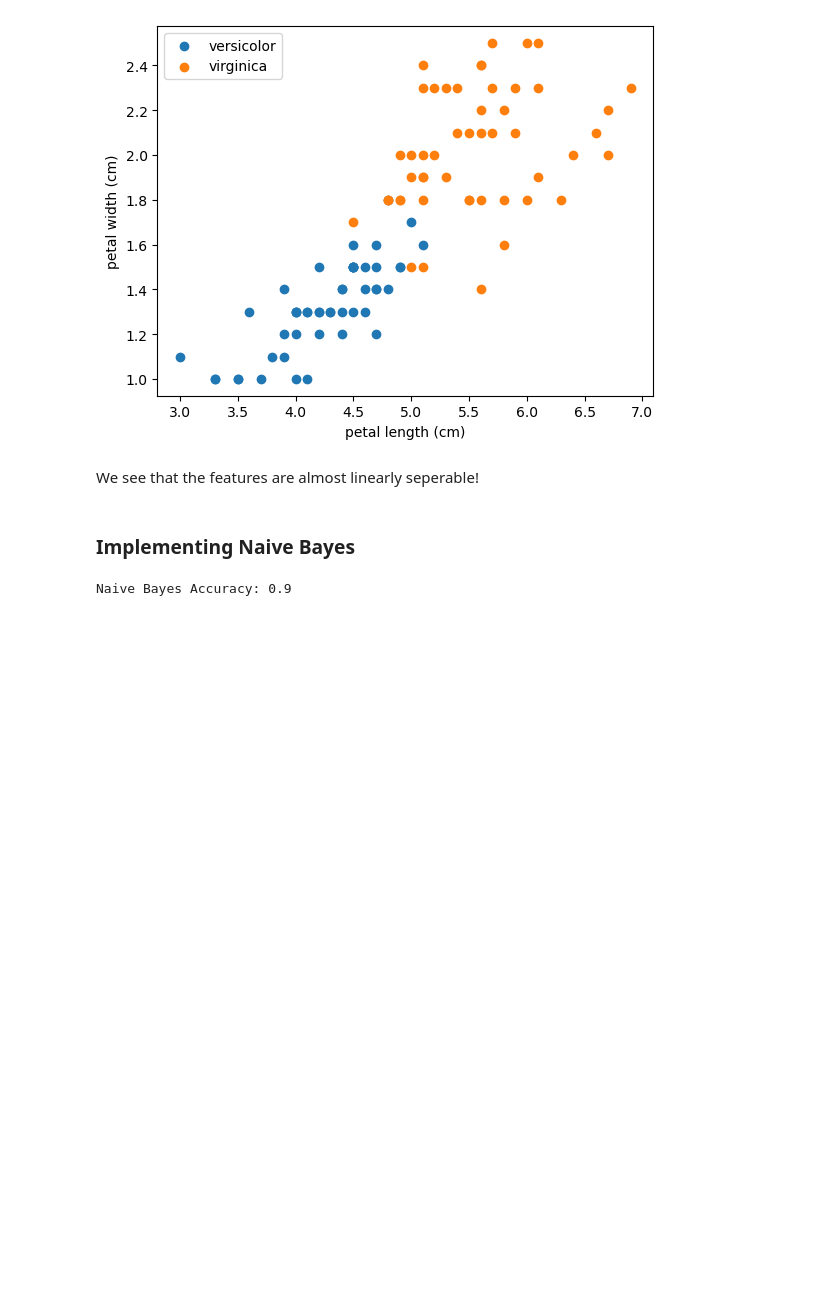
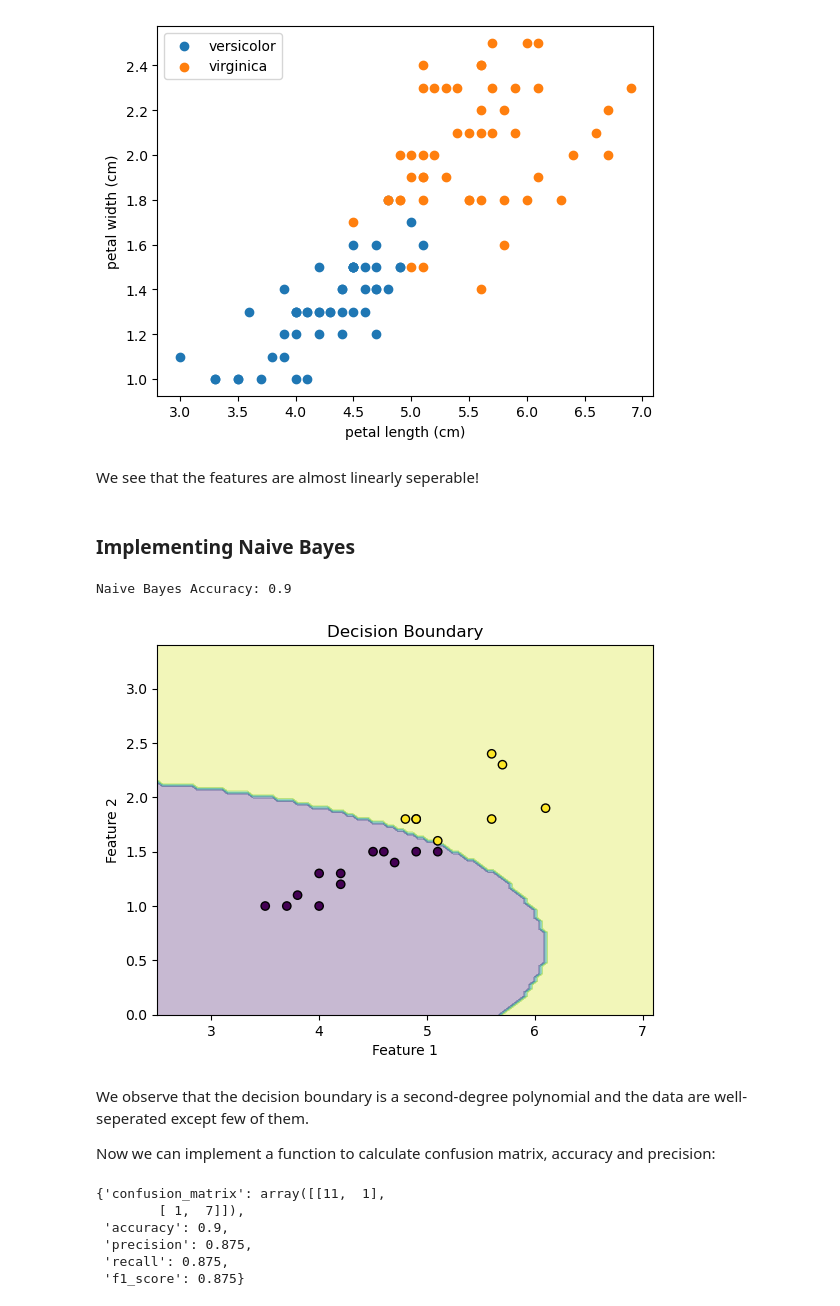
Before and after one commit to mjmousavi97/MachinLearning-TehranUni-2024, a Jupyter notebook: Projects/02 pro/src/main.ipynb, the cells around one changed output. Saved outputs shown, nothing was run; the diff lists cells and outputs as text; code cells hidden in the pictures; blank space fills up the shorter version.

Commit message:
Complete project: added evaluate and plot_decision_boundary modules, finalized main notebook

```diff
--- a/Projects/02 pro/src/main.ipynb
+++ b/Projects/02 pro/src/main.ipynb
@@ -280,3 +285,20 @@ y_pred_nb = nb.predict(X_test)
 print("Naive Bayes Accuracy:", accuracy_score(y_test, y_pred_nb))
 # %% [output]
 Naive Bayes Accuracy: 0.9
+# %%
+simple_plot_decision_boundary(nb, X_test, y_pred_nb)
+# %% [output]
+[figure, added]
+# %% [markdown]
+We observe that the decision boundary is a second-degree polynomial and the data are well-seperated except few of them.
+
+Now we can implement a function to calculate confusion matrix, accuracy and precision:
+# %%
+calculate_metrics(y_test - 1, y_pred_nb - 1)
+# %% [output]
+{'confusion_matrix': array([[11,  1],
+        [ 1,  7]]),
+ 'accuracy': 0.9,
+ 'precision': 0.875,
+ 'recall': 0.875,
+ 'f1_score': 0.875}
```
Also changed, not shown: parts of 8 cells of this notebook, 2 other files.
